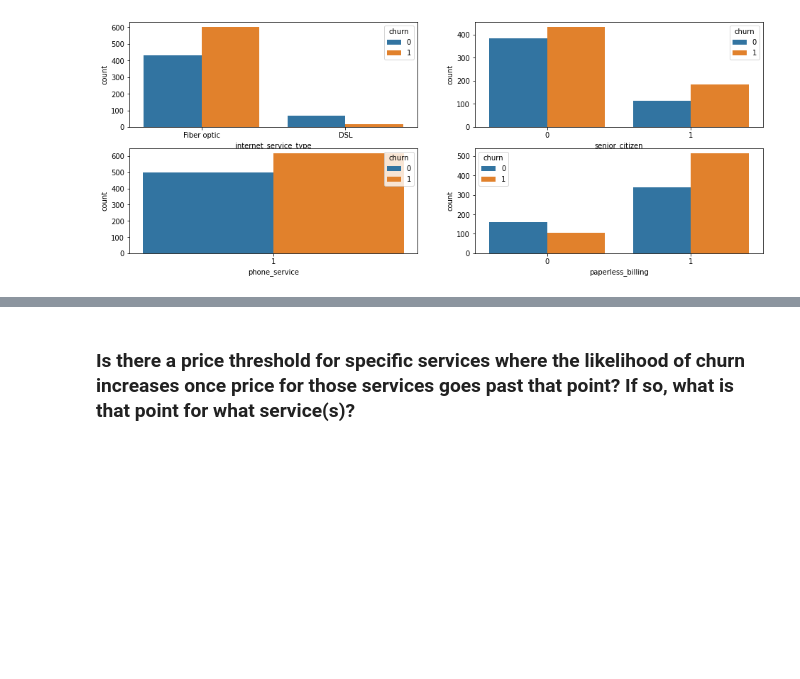
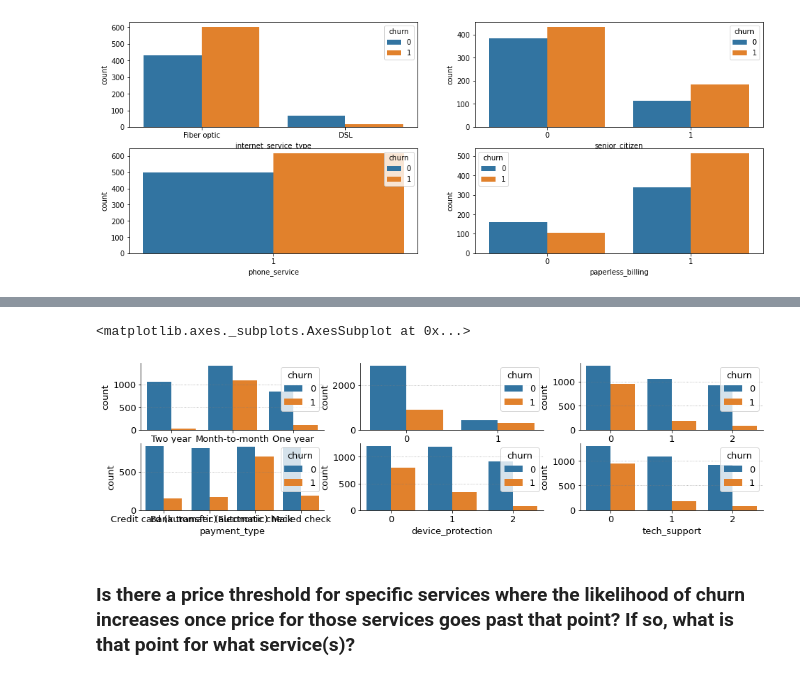
Before and after one commit to ravinder79/Telco_Churn, a Jupyter notebook: Telco_churn_ravinder.ipynb, the cells around one changed output, grey strips where cells are left out. Saved outputs shown, nothing was run; the diff lists cells and outputs as text; code cells hidden in the pictures; blank space fills up the shorter version.

```diff
--- a/Telco_churn_ravinder.ipynb
+++ b/Telco_churn_ravinder.ipynb
@@ -489,3 +501,29 @@ sns.countplot(x="tech_support", hue="churn",\
+# %%
+plt.figure(figsize=(16, 6))
+plt.subplot(331)
+sns.countplot(x="contract_type", hue="churn",\
+              data=train)
+plt.subplot(332)
+sns.countplot(x="senior_citizen", hue="churn",\
+              data=train)
+
+plt.subplot(333)
+sns.countplot(x="online_security", hue="churn",\
+              data=train)
+
+plt.subplot(334)
+sns.countplot(x="payment_type", hue="churn",\
+              data=train)
+
+plt.subplot(335)
+sns.countplot(x="device_protection", hue="churn",\
+              data=train)
+plt.subplot(336)
+sns.countplot(x="tech_support", hue="churn",\
+              data=train)
+# %% [output]
+<matplotlib.axes._subplots.AxesSubplot at 0x...>
+[figure, added]
 # %% [markdown]
 ### Is there a price threshold for specific services where the likelihood of churn increases once price for those services goes past that point? If so, what is that point for what service(s)?
 # %%
```
Also changed, not shown: parts of 38 cells of this notebook.
